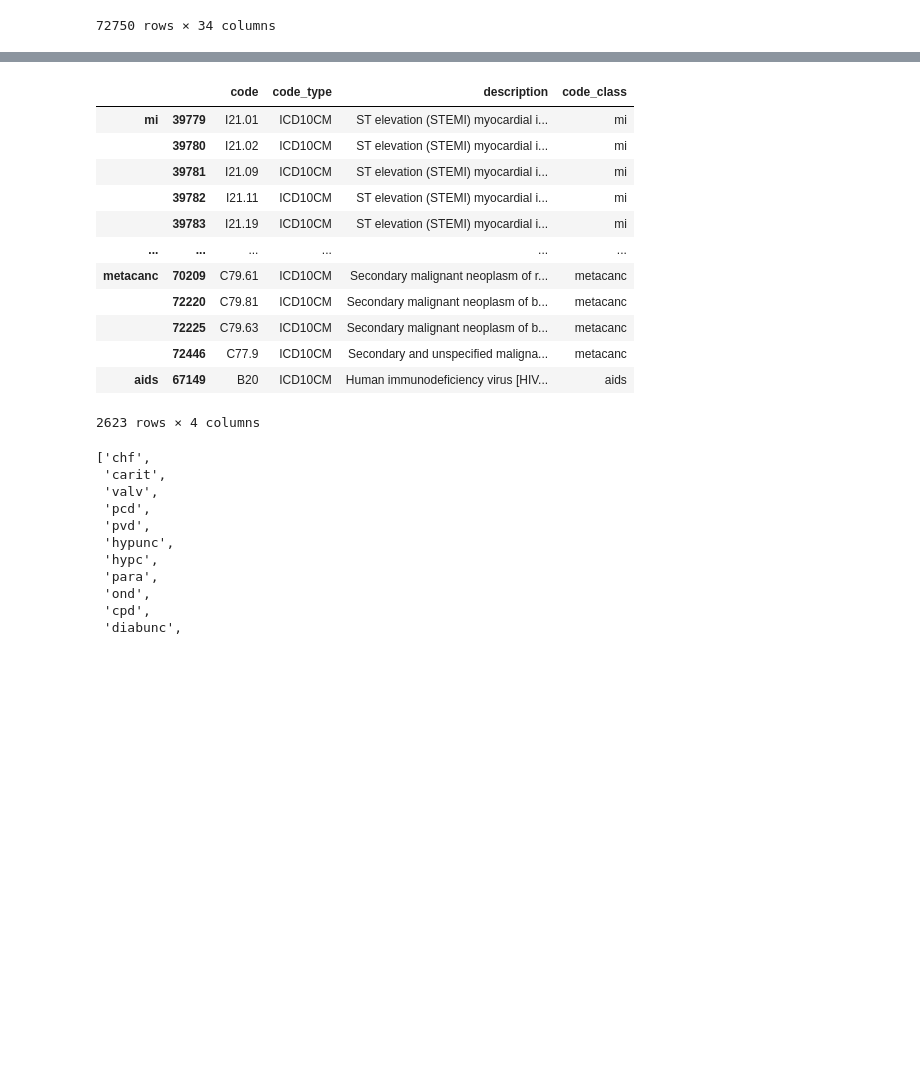
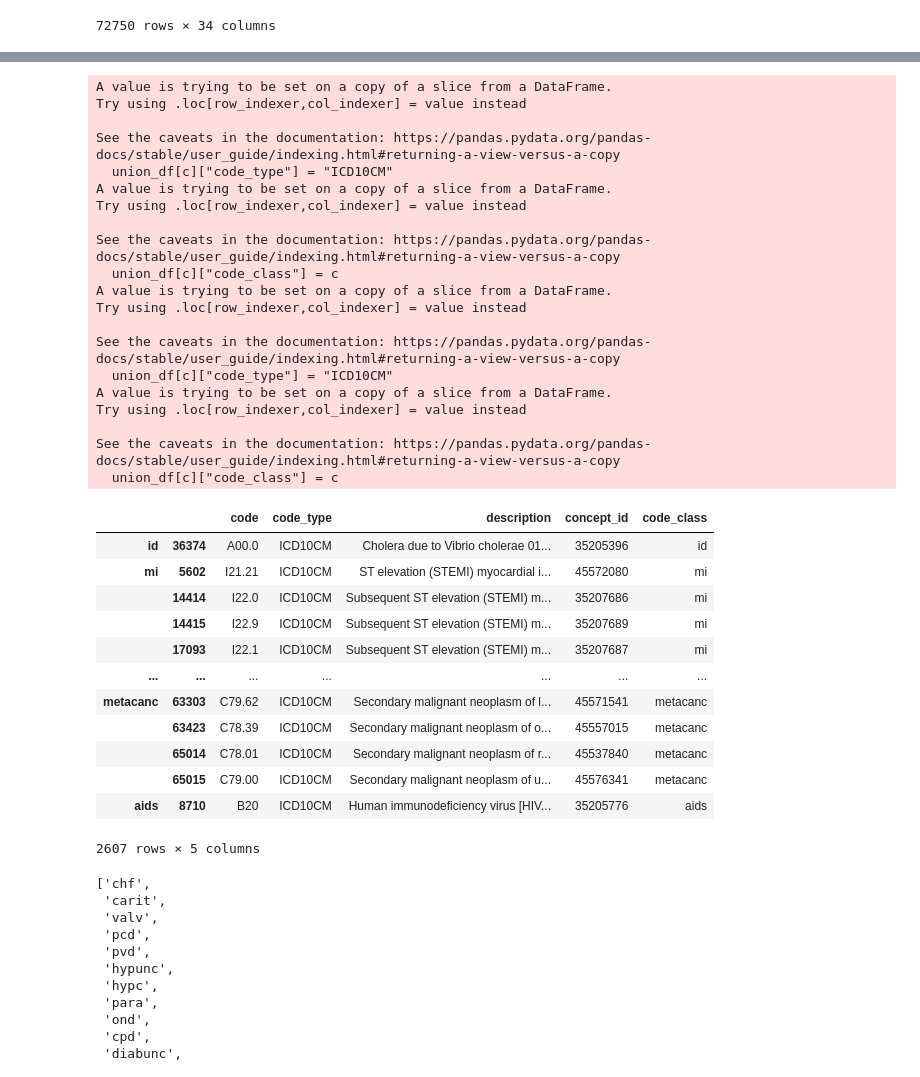
Before and after one commit to jhajagos/SupportingConceptSetGeneration, a Jupyter notebook: Build_ICD10CM_tables.ipynb, the cells around one changed output, grey strips where cells are left out. Saved outputs shown, nothing was run; the diff lists cells and outputs as text; code cells hidden in the pictures; blank space fills up the shorter version.

```diff
--- a/Build_ICD10CM_tables.ipynb
+++ b/Build_ICD10CM_tables.ipynb
@@ -214,0 +424,8 @@ umls_icd10_pt_df[["ICD10CMCode", "CODE"]]
+# %%
+icd10cm_sdf = spark.sql("""with c_icd10cm as (
+  select * from concept c where c.vocabulary_id = 'ICD10CM')
+select * from c_icd10cm
+""")
+icd10cm_sdf.createOrReplaceTempView("icd10cm")
+icd10cm_df = icd10cm_sdf.toPandas()
+icd10cm_df
@@ -214,0 +446,2 @@ umls_icd10_pt_df[["ICD10CMCode", "CODE"]]
+# %%
+umls_ohdsi_icd10_pt_df = umls_icd10_pt_df.merge(icd10cm_df[["concept_code","concept_id", "domain_id"]], left_on="CODE", right_on="concept_code", how="inner")
@@ -215,3 +485,3 @@ umls_icd10_pt_df[["ICD10CMCode", "CODE"]]
 # %%
-com_df = pd.merge(umls_icd10_pt_df, charlson_merged_df, left_on="ICD10CMCode", right_on="Code", how="inner")
+com_df = pd.merge(umls_ohdsi_icd10_pt_df, charlson_merged_df, left_on="ICD10CMCode", right_on="Code", how="inner")
 # %%
@@ -223,32 +491,53 @@ com_df_cols = list(com_df.columns)
 # %%
+
 def generate_coding(df, columns):
   union_df = {}
   for c in columns:
-    union_df[c] = df.copy()[df[c] == 1][["CODE","STR"]]
-    union_df[c].columns = ["code", "description"]
+    union_df[c] = df.copy()[df[c] == 1][["CODE","STR", "concept_id"]]
+    union_df[c].columns = ["code", "description", "concept_id"]
     union_df[c]["code_type"] = "ICD10CM"
     union_df[c]["code_class"] = c
 
-    union_df[c] = union_df[c][["code", "code_type", "description", "code_class"]]
+    union_df[c] = union_df[c][["code", "code_type", "description", "concept_id", "code_class"]]
 
   return pd.concat(union_df, axis=0)
 # %%
-charlson_code_export_df = generate_coding(com_df, chal_co)
+charlson_code_export_df = generate_coding(com_df, com_df_cols)
 charlson_code_export_df
 # %% [output]
+A value is trying to be set on a copy of a slice from a DataFrame.
+Try using .loc[row_indexer,col_indexer] = value instead
+
+See the caveats in the documentation: https://pandas.pydata.org/pandas-docs/stable/user_guide/indexing.html#returning-a-view-versus-a-copy
+  union_df[c]["code_type"] = "ICD10CM"
+A value is trying to be set on a copy of a slice from a DataFrame.
+Try using .loc[row_indexer,col_indexer] = value instead
+
+See the caveats in the documentation: https://pandas.pydata.org/pandas-docs/stable/user_guide/indexing.html#returning-a-view-versus-a-copy
+  union_df[c]["code_class"] = c
+A value is trying to be set on a copy of a slice from a DataFrame.
+Try using .loc[row_indexer,col_indexer] = value instead
+
+See the caveats in the documentation: https://pandas.pydata.org/pandas-docs/stable/user_guide/indexing.html#returning-a-view-versus-a-copy
+  union_df[c]["code_type"] = "ICD10CM"
+A value is trying to be set on a copy of a slice from a DataFrame.
+Try using .loc[row_indexer,col_indexer] = value instead
+
+See the caveats in the documentation: https://pandas.pydata.org/pandas-docs/stable/user_guide/indexing.html#returning-a-view-versus-a-copy
+  union_df[c]["code_class"] = c
-|  |  | code | code_type | description | code_class |
-| mi | 39779 | I21.01 | ICD10CM | ST elevation (STEMI) myocardial i... | mi |
-|  | 39780 | I21.02 | ICD10CM | ST elevation (STEMI) myocardial i... | mi |
-|  | 39781 | I21.09 | ICD10CM | ST elevation (STEMI) myocardial i... | mi |
-|  | 39782 | I21.11 | ICD10CM | ST elevation (STEMI) myocardial i... | mi |
-|  | 39783 | I21.19 | ICD10CM | ST elevation (STEMI) myocardial i... | mi |
-| ... | ... | ... | ... | ... | ... |
-| metacanc | 70209 | C79.61 | ICD10CM | Secondary malignant neoplasm of r... | metacanc |
-|  | 72220 | C79.81 | ICD10CM | Secondary malignant neoplasm of b... | metacanc |
-|  | 72225 | C79.63 | ICD10CM | Secondary malignant neoplasm of b... | metacanc |
-|  | 72446 | C77.9 | ICD10CM | Secondary and unspecified maligna... | metacanc |
-| aids | 67149 | B20 | ICD10CM | Human immunodeficiency virus [HIV... | aids |
+|  |  | code | code_type | description | concept_id | code_class |
+| id | 36374 | A00.0 | ICD10CM | Cholera due to Vibrio cholerae 01... | 35205396 | id |
+| mi | 5602 | I21.21 | ICD10CM | ST elevation (STEMI) myocardial i... | 45572080 | mi |
+|  | 14414 | I22.0 | ICD10CM | Subsequent ST elevation (STEMI) m... | 35207686 | mi |
+|  | 14415 | I22.9 | ICD10CM | Subsequent ST elevation (STEMI) m... | 35207689 | mi |
+|  | 17093 | I22.1 | ICD10CM | Subsequent ST elevation (STEMI) m... | 35207687 | mi |
+| ... | ... | ... | ... | ... | ... | ... |
+| metacanc | 63303 | C79.62 | ICD10CM | Secondary malignant neoplasm of l... | 45571541 | metacanc |
+|  | 63423 | C78.39 | ICD10CM | Secondary malignant neoplasm of o... | 45557015 | metacanc |
+|  | 65014 | C78.01 | ICD10CM | Secondary malignant neoplasm of r... | 45537840 | metacanc |
+|  | 65015 | C79.00 | ICD10CM | Secondary malignant neoplasm of u... | 45576341 | metacanc |
+| aids | 8710 | B20 | ICD10CM | Human immunodeficiency virus [HIV... | 35205776 | aids |
-2623 rows × 4 columns
+2607 rows × 5 columns
 # %%
 elh_columns = list(elh_df.columns)
 elih_columns = elh_columns[elh_columns.index("chf"):]
```
Also changed, not shown: parts of 58 cells of this notebook.
